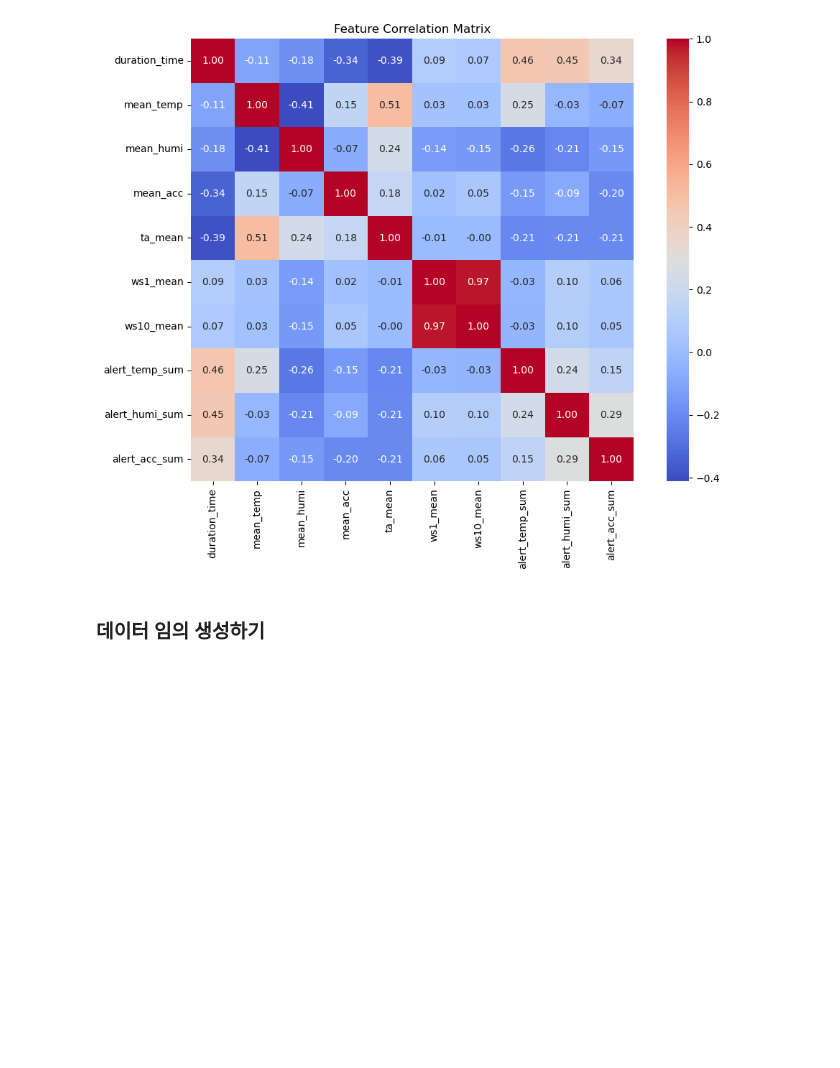
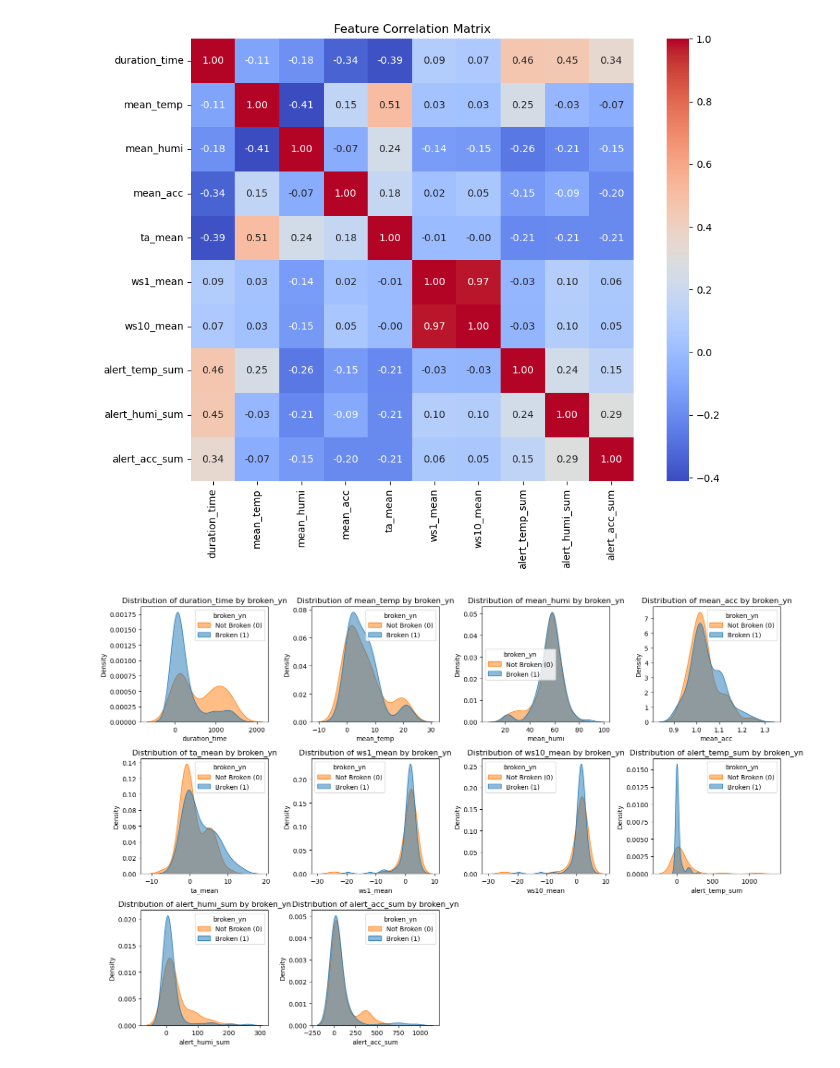
Before and after one commit to HOWSANG/p_ocean_poc_01, a Jupyter notebook: code/data_broken_eda_250218.ipynb, the cells around one changed output. Saved outputs shown, nothing was run; the diff lists cells and outputs as text; code cells hidden in the pictures; blank space fills up the shorter version.

```diff
--- a/code/data_broken_eda_250218.ipynb
+++ b/code/data_broken_eda_250218.ipynb
@@ -26,11 +26,11 @@ pyodbc.drivers()
 ['MySQL']
 # %%
 # Redshift 연결 정보
-host='dev-data-etl-rs.ct0xxcn9xq5g.ap-northeast-2.redshift.amazonaws.com'
-dbname='data_analysis_db'
-user='stella'
-password='iWntan282E5jJQc'
-port='5439'
+host=''
+dbname=''
+user=''
+password=''
+port=''
 # %%
 # Redshift에 연결
 conn = psycopg2.connect(
@@ -185,15 +199,14 @@ test = get_numeric(df_broken)
 # 상관관계 분석
 plt.figure(figsize=(12, 8))
 
+df_broken=get_numeric(df_broken)
 
 features_to_convert = ['duration_time', 'mean_temp', 'mean_humi', 'mean_acc', 'ta_mean', 'ws1_mean', 'ws10_mean', 'alert_temp_sum', 'alert_humi_sum', 'alert_acc_sum']
 
 
-correlation_matrix = df_fin[features_to_convert].corr()
+correlation_matrix = df_broken[features_to_convert].corr()
 sns.heatmap(correlation_matrix, annot=True, fmt=".2f", cmap='coolwarm', square=True)
 plt.title('Feature Correlation Matrix')
 plt.show()
 # %% [output]
 [figure]
-# %% [markdown]
-### 데이터 임의 생성하기
@@ -268,0 +213,22 @@ tools.display_dataframe_to_user(name="Generated Cold Chain Data", dataframe=df_g
+# %%
+# 비교할 feature 목록
+features_to_plot = ['duration_time', 'mean_temp', 'mean_humi', 'mean_acc',
+                    'ta_mean', 'ws1_mean', 'ws10_mean',
+                    'alert_temp_sum', 'alert_humi_sum', 'alert_acc_sum']
+
+df_broken=get_numeric(df_broken)
+
+# 밀도 함수 시각화
+plt.figure(figsize=(15, 10))
+for i, feature in enumerate(features_to_plot, 1):
+    plt.subplot(3, 4, i)  # 3행 4열로 서브플롯 생성
+    sns.kdeplot(data=df_broken, x=feature, hue='broken_yn', common_norm=False, fill=True, alpha=0.5)
+    plt.title(f'Distribution of {feature} by broken_yn')
+    plt.xlabel(feature)
+    plt.ylabel('Density')
+    plt.legend(title='broken_yn', labels=['Not Broken (0)', 'Broken (1)'])
+
+plt.tight_layout()
+plt.show()
+# %% [output]
+[figure, added]
```
Also changed, not shown: parts of 7 cells of this notebook, 7 other files.
